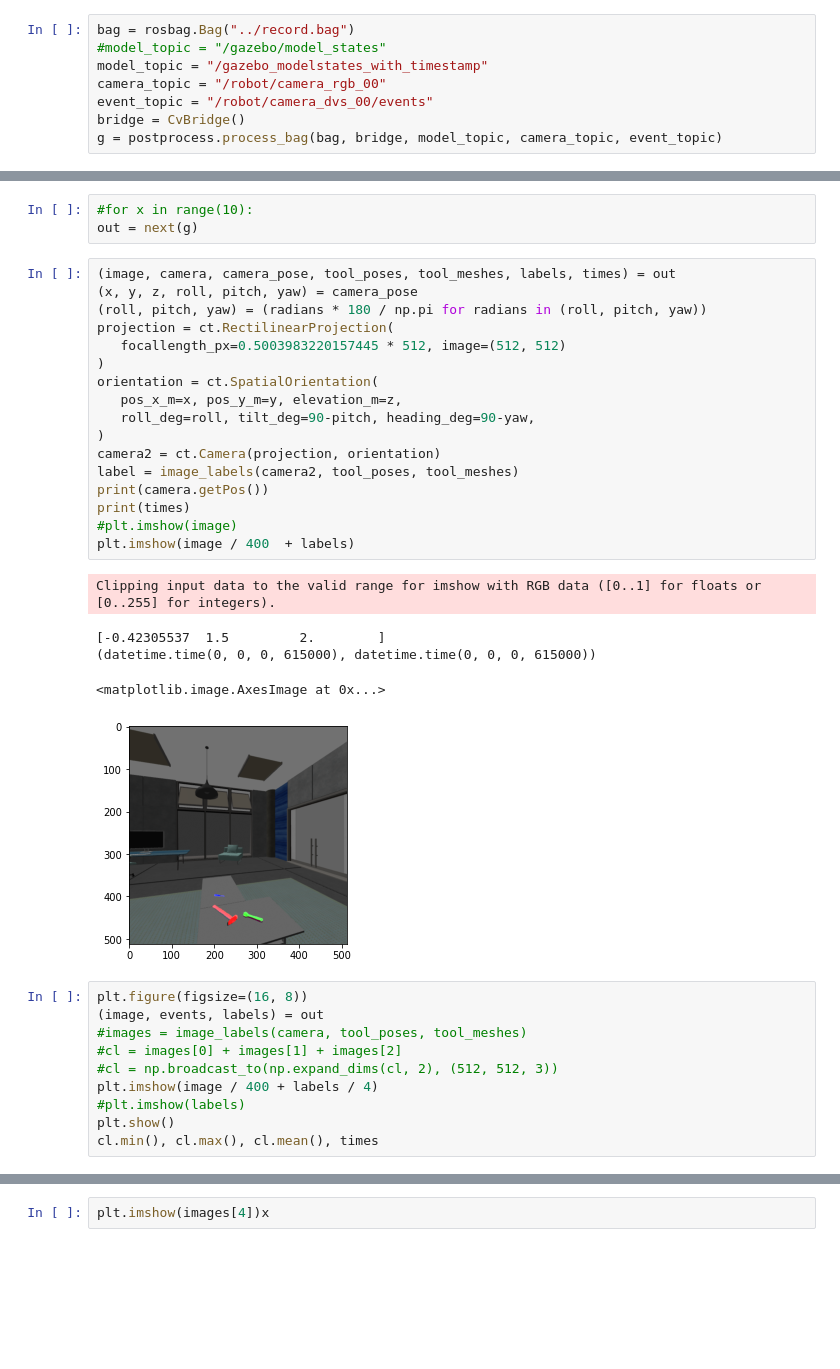
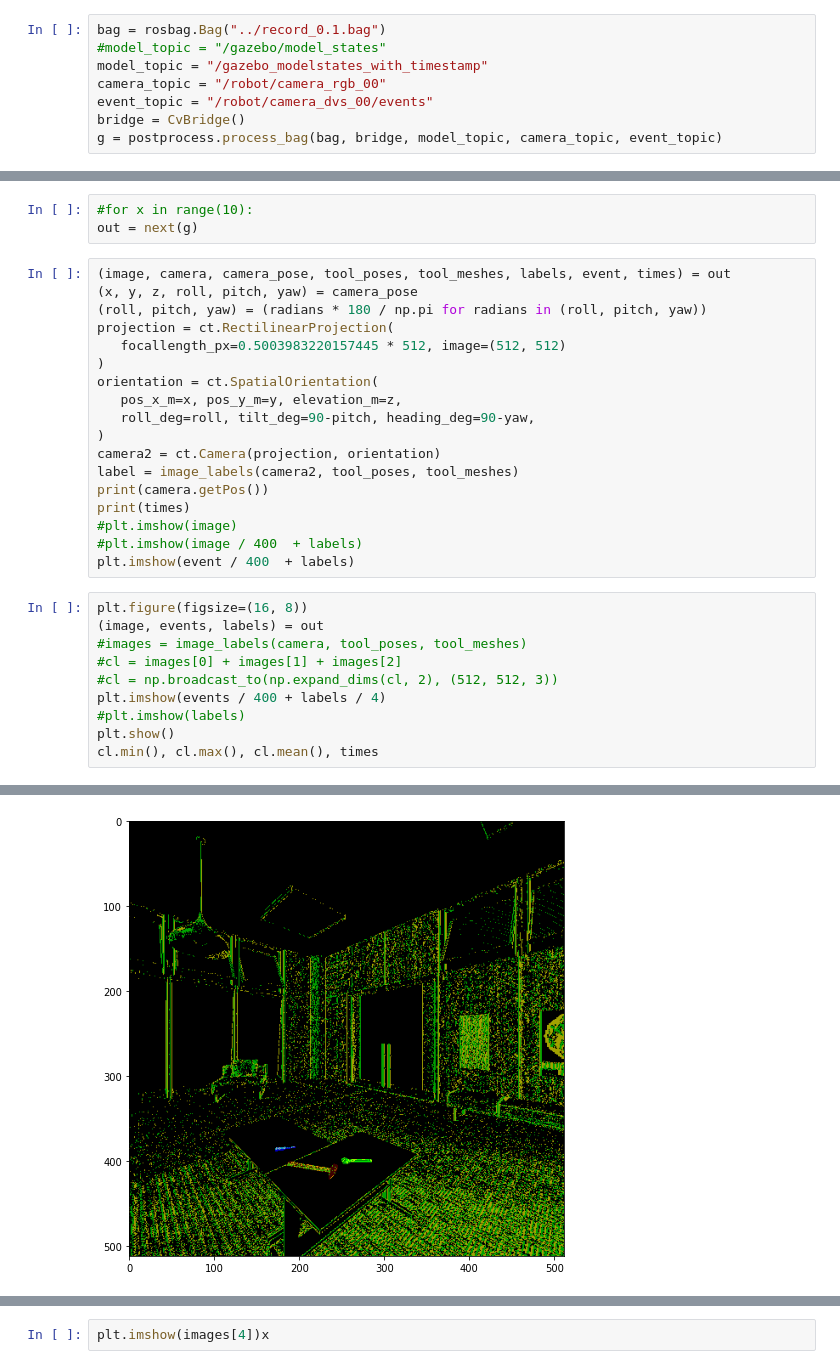
Before and after one commit to ncskth/dataset_generator, a Jupyter notebook: src/utils.ipynb, the cells around one changed output, grey strips where cells are left out. Saved outputs shown, nothing was run; the diff lists cells and outputs as text; blank space fills up the shorter version.

Commit message:
Added sdf edit and camera trajectory script

```diff
--- a/src/utils.ipynb
+++ b/src/utils.ipynb
@@ -34,5 +36,5 @@ README.md                    record.bag
 # %%
-bag = rosbag.Bag("../record.bag")
+bag = rosbag.Bag("../record_0.1.bag")
 #model_topic = "/gazebo/model_states"
 model_topic = "/gazebo_modelstates_with_timestamp"
 camera_topic = "/robot/camera_rgb_00"
@@ -88,7 +107,7 @@ def camera_transform_generator(pose, focal_length=0.5003983220157445 * 512):
 #for x in range(10):
 out = next(g)
 # %%
-(image, camera, camera_pose, tool_poses, tool_meshes, labels, times) = out
+(image, camera, camera_pose, tool_poses, tool_meshes, labels, event, times) = out
 (x, y, z, roll, pitch, yaw) = camera_pose
 (roll, pitch, yaw) = (radians * 180 / np.pi for radians in (roll, pitch, yaw))
 projection = ct.RectilinearProjection(
@@ -103,20 +122,16 @@ label = image_labels(camera2, tool_poses, tool_meshes)
 print(camera.getPos())
 print(times)
 #plt.imshow(image)
-plt.imshow(image / 400  + labels)
+#plt.imshow(image / 400  + labels)
+plt.imshow(event / 400  + labels)
-# %% [output]
-Clipping input data to the valid range for imshow with RGB data ([0..1] for floats or [0..255] for integers).
-[-0.42305537  1.5         2.        ]
-(datetime.time(0, 0, 0, 615000), datetime.time(0, 0, 0, 615000))
-<matplotlib.image.AxesImage at 0x...>
-[figure, removed]
 # %%
 plt.figure(figsize=(16, 8))
 (image, events, labels) = out
 #images = image_labels(camera, tool_poses, tool_meshes)
 #cl = images[0] + images[1] + images[2]
 #cl = np.broadcast_to(np.expand_dims(cl, 2), (512, 512, 3))
-plt.imshow(image / 400 + labels / 4)
+plt.imshow(events / 400 + labels / 4)
 #plt.imshow(labels)
 plt.show()
 cl.min(), cl.max(), cl.mean(), times
+# %% [output]
@@ -122,0 +139 @@ cl.min(), cl.max(), cl.mean(), times
+[figure, added]
```
Also changed, not shown: parts of 9 cells of this notebook, 4 other files.
